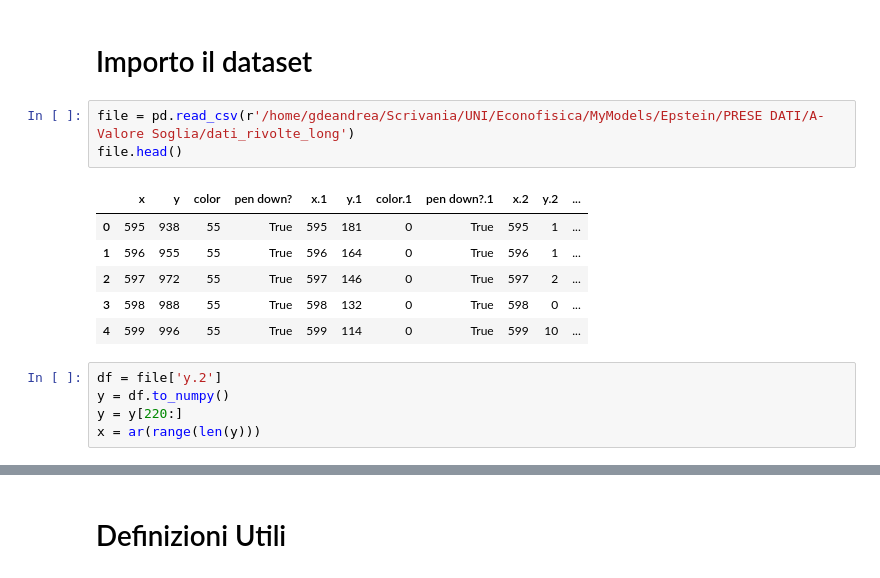
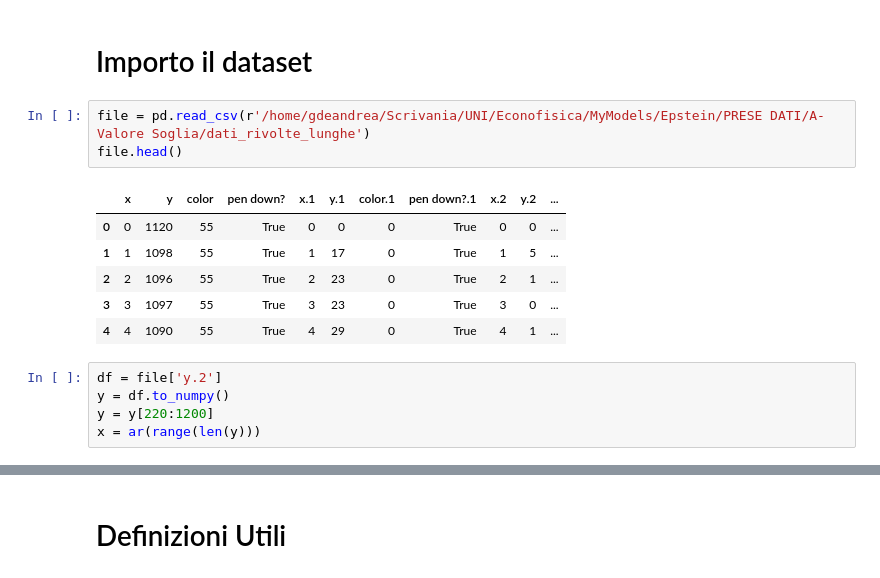
Before and after one commit to jackdeandrea/Econofisica, a Jupyter notebook: 02-metriche_rivolte_norndm.ipynb, the cells around one changed output, grey strips where cells are left out. Drawn from its saved outputs; the diff is of its cells as text.

```diff
--- a/02-metriche_rivolte_norndm.ipynb
+++ b/02-metriche_rivolte_norndm.ipynb
@@ -11,17 +13,17 @@ Populating the interactive namespace from numpy and matplotlib
 # %% [markdown]
 # Importo il dataset
 # %%
-file = pd.read_csv(r'/home/gdeandrea/Scrivania/UNI/Econofisica/MyModels/Epstein/PRESE DATI/A-Valore Soglia/dati_rivolte_long')
+file = pd.read_csv(r'/home/gdeandrea/Scrivania/UNI/Econofisica/MyModels/Epstein/PRESE DATI/A-Valore Soglia/dati_rivolte_lunghe')
 file.head()
 # %% [output]
 |  | x | y | color | pen down? | x.1 | y.1 | color.1 | pen down?.1 | x.2 | y.2 | ... |
-| 0 | 595 | 938 | 55 | True | 595 | 181 | 0 | True | 595 | 1 | ... |
-| 1 | 596 | 955 | 55 | True | 596 | 164 | 0 | True | 596 | 1 | ... |
-| 2 | 597 | 972 | 55 | True | 597 | 146 | 0 | True | 597 | 2 | ... |
-| 3 | 598 | 988 | 55 | True | 598 | 132 | 0 | True | 598 | 0 | ... |
-| 4 | 599 | 996 | 55 | True | 599 | 114 | 0 | True | 599 | 10 | ... |
+| 0 | 0 | 1120 | 55 | True | 0 | 0 | 0 | True | 0 | 0 | ... |
+| 1 | 1 | 1098 | 55 | True | 1 | 17 | 0 | True | 1 | 5 | ... |
+| 2 | 2 | 1096 | 55 | True | 2 | 23 | 0 | True | 2 | 1 | ... |
+| 3 | 3 | 1097 | 55 | True | 3 | 23 | 0 | True | 3 | 0 | ... |
+| 4 | 4 | 1090 | 55 | True | 4 | 29 | 0 | True | 4 | 1 | ... |
 # %%
 df = file['y.2']
 y = df.to_numpy()
-y = y[220:]
+y = y[220:1200]
 x = ar(range(len(y)))
```
Also changed, not shown: parts of 45 cells of this notebook.
